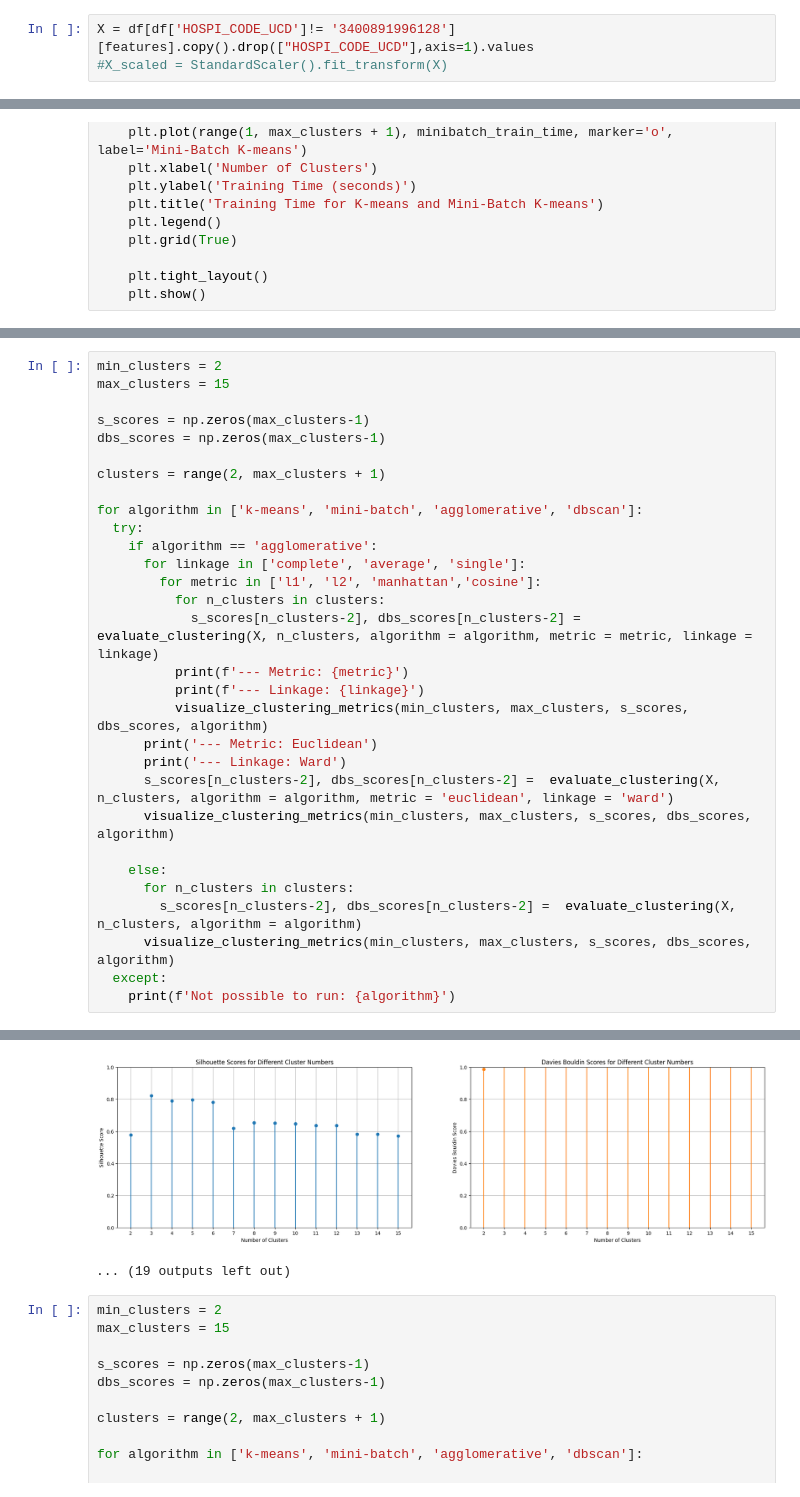
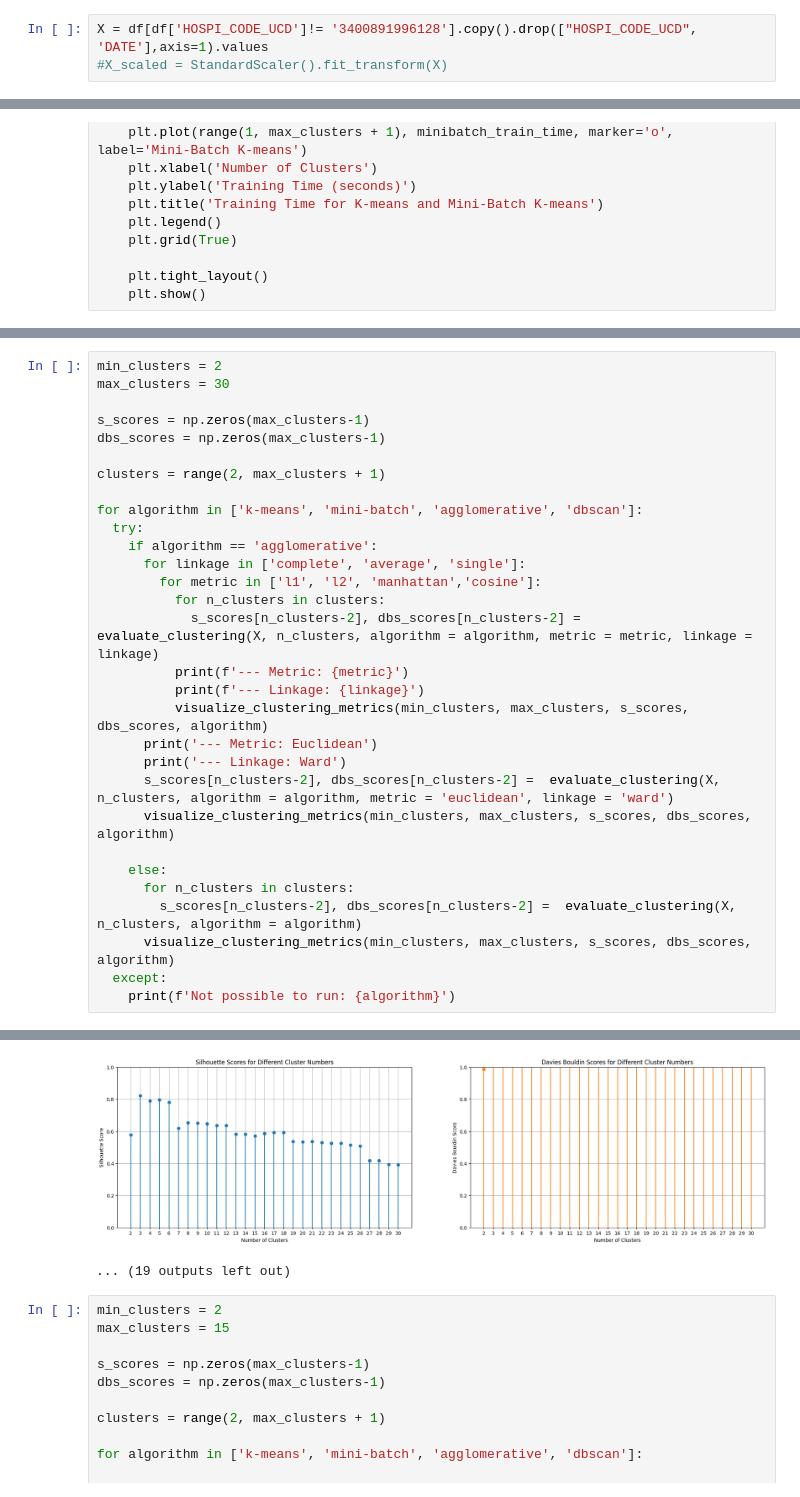
Before and after one commit to douglasmmachado/MedicineConsumption, a Jupyter notebook: notebooks/causal_method/unified_approach/4_Clustering.ipynb, the cells around one changed output, grey strips where cells are left out. Drawn from its saved outputs; the diff is of its cells as text.

```diff
--- a/notebooks/causal_method/unified_approach/4_Clustering.ipynb
+++ b/notebooks/causal_method/unified_approach/4_Clustering.ipynb
@@ -156,5 +152,5 @@ features = ['HOSPI_CODE_UCD','LIT_HC', 'LIT_HP', 'N_ETB', 'N_UFS',
 # %%
-X = df[df['HOSPI_CODE_UCD']!= '3400891996128'][features].copy().drop(["HOSPI_CODE_UCD"],axis=1).values
+X = df[df['HOSPI_CODE_UCD']!= '3400891996128'].copy().drop(["HOSPI_CODE_UCD", 'DATE'],axis=1).values
 #X_scaled = StandardScaler().fit_transform(X)
 # %%
 X_pca = df_pca.copy().values
@@ -371,6 +367,6 @@ create_elbow_plot(X_pca, max_clusters=15, sample_fraction=0.1)
 # %%
 min_clusters = 2
-max_clusters = 15
+max_clusters = 30
 
 s_scores = np.zeros(max_clusters-1)
 dbs_scores = np.zeros(max_clusters-1)
@@ -458,15 +454,15 @@ Best score for Davies Bouldin metric: 0.06 for 3 clusters
 --- Metric: cosine
 --- Linkage: complete
 -----------------------------------------------------------------------------------------------
 -----------------------------------------------------------------------------------------------
 
 ########## Metrics best performance for different clusters - Algorithm: agglomerative##########
 Best score for Silhouette metric: 0.82 for 3 clusters
 Best score for Davies Bouldin metric: 0.99 for 2 clusters
 
 -----------------------------------------------------------------------------------------------
 -----------------------------------------------------------------------------------------------
-[figure, old version]
+[figure, new version]
 ... (19 outputs left out)
 # %%
 min_clusters = 2
```
Also changed, not shown: parts of 6 cells of this notebook.
